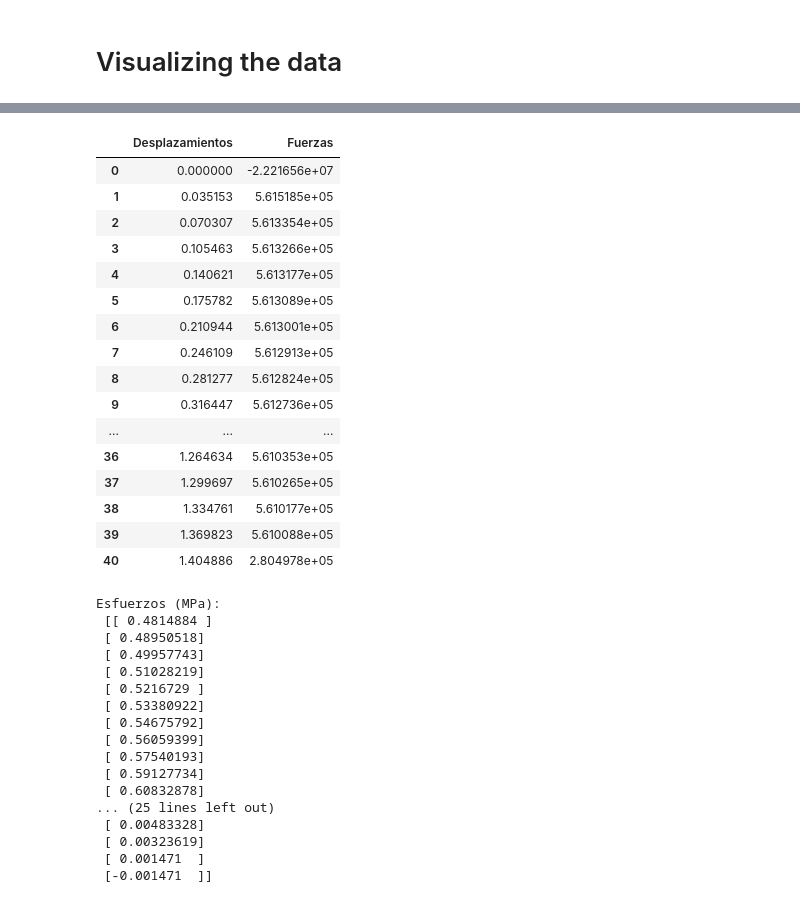
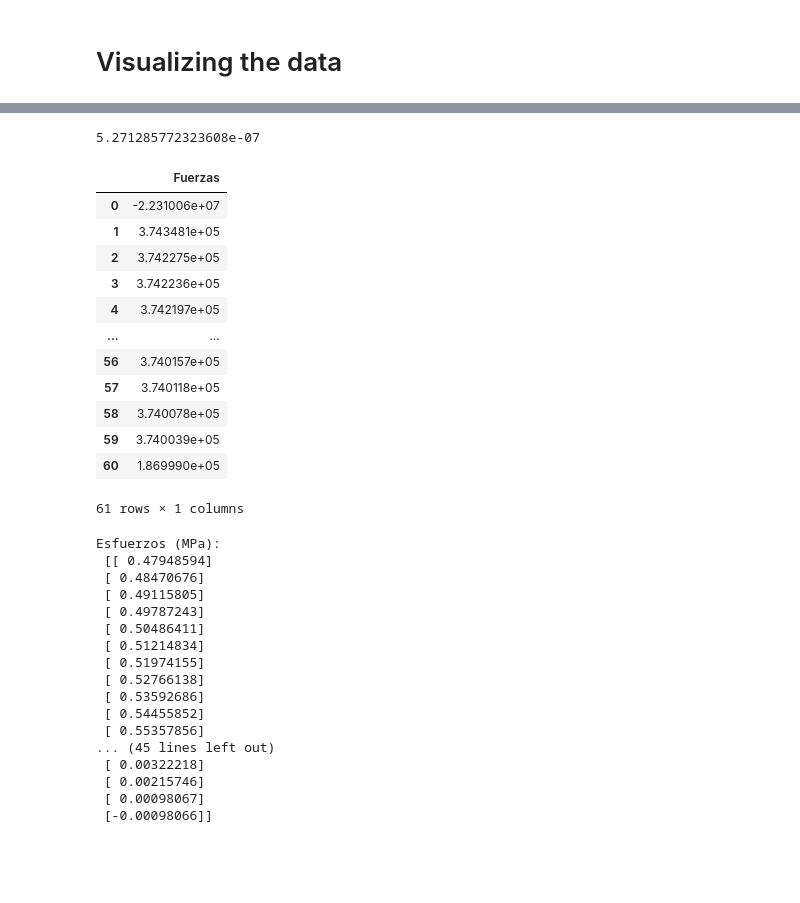
Before and after one commit to HeNeos/Mechanical, a Jupyter notebook: Finite_Element_Analysis/Termic_deformation.ipynb, the cells around one changed output, grey strips where cells are left out. Cells and saved outputs as stored; diff of their text form; code cells hidden in the pictures; blank space fills up the shorter version.

```diff
--- a/Finite_Element_Analysis/Termic_deformation.ipynb
+++ b/Finite_Element_Analysis/Termic_deformation.ipynb
@@ -212,8 +212,7 @@ def Solve(nStiffnessMatrix,nU,nF):
 # Defining the problem
 # %%
 NodesCondition = []
-Nodes = 20
-Nodes = 2*Nodes+1
+Nodes = 61
 E = 2*1e5 #MPA
 L = 1500 #mm
 b0 = 1000 #mm
@@ -259,6 +258,6 @@ U,F=Solve(StiffnessMatrix,U,F)
 
 #print("Stiffness Matrix:\n",StiffnessMatrix,'\n')
 #print("Displacements:\n",U,'\n')
-#print("Forces:\n",F)
+#print("Forces:\n",F[0],F[Nodes-1])
 # %% [markdown]
 # Visualizing the data
@@ -285,25 +287,24 @@ plt.plot(U,'-bo')
 # %%
 Displacements_data =  pd.DataFrame(data=U, columns=["Desplazamientos"])
 Forces_data = pd.DataFrame(data=F, columns=["Fuerzas"])
 Displacements_data.join(Forces_data)
+print(np.sum(F))
+Forces_data
 # %% [output]
+5.271285772323608e-07
-|  | Desplazamientos | Fuerzas |
-| 0 | 0.000000 | -2.221656e+07 |
-| 1 | 0.035153 | 5.615185e+05 |
-| 2 | 0.070307 | 5.613354e+05 |
-| 3 | 0.105463 | 5.613266e+05 |
-| 4 | 0.140621 | 5.613177e+05 |
-| 5 | 0.175782 | 5.613089e+05 |
-| 6 | 0.210944 | 5.613001e+05 |
-| 7 | 0.246109 | 5.612913e+05 |
-| 8 | 0.281277 | 5.612824e+05 |
-| 9 | 0.316447 | 5.612736e+05 |
-| ... | ... | ... |
-| 36 | 1.264634 | 5.610353e+05 |
-| 37 | 1.299697 | 5.610265e+05 |
-| 38 | 1.334761 | 5.610177e+05 |
-| 39 | 1.369823 | 5.610088e+05 |
-| 40 | 1.404886 | 2.804978e+05 |
+|  | Fuerzas |
+| 0 | -2.231006e+07 |
+| 1 | 3.743481e+05 |
+| 2 | 3.742275e+05 |
+| 3 | 3.742236e+05 |
+| 4 | 3.742197e+05 |
+| ... | ... |
+| 56 | 3.740157e+05 |
+| 57 | 3.740118e+05 |
+| 58 | 3.740078e+05 |
+| 59 | 3.740039e+05 |
+| 60 | 1.869990e+05 |
+61 rows × 1 columns
 # %%
 nU = []
 nE = []
@@ -323,22 +324,22 @@ for i in range(0,len(U)-1):
 print("Esfuerzos (MPa):\n",np.array(sigma).reshape((Nodes-1,1)))
 # %% [output]
 Esfuerzos (MPa):
- [[ 0.4814884 ]
- [ 0.48950518]
- [ 0.49957743]
- [ 0.51028219]
- [ 0.5216729 ]
- [ 0.53380922]
- [ 0.54675792]
- [ 0.56059399]
- [ 0.57540193]
- [ 0.59127734]
- [ 0.60832878]
-... (25 lines left out)
- [ 0.00483328]
- [ 0.00323619]
- [ 0.001471  ]
- [-0.001471  ]]
+ [[ 0.47948594]
+ [ 0.48470676]
+ [ 0.49115805]
+ [ 0.49787243]
+ [ 0.50486411]
+ [ 0.51214834]
+ [ 0.51974155]
+ [ 0.52766138]
+ [ 0.53592686]
+ [ 0.54455852]
+ [ 0.55357856]
+... (45 lines left out)
+ [ 0.00322218]
+ [ 0.00215746]
+ [ 0.00098067]
+ [-0.00098066]]
 # %%
 heatmap = np.zeros(((Nodes-1),(Nodes-1)))
 for i in range(0,Nodes-1):
```
Also changed, not shown: parts of 5 cells of this notebook.
